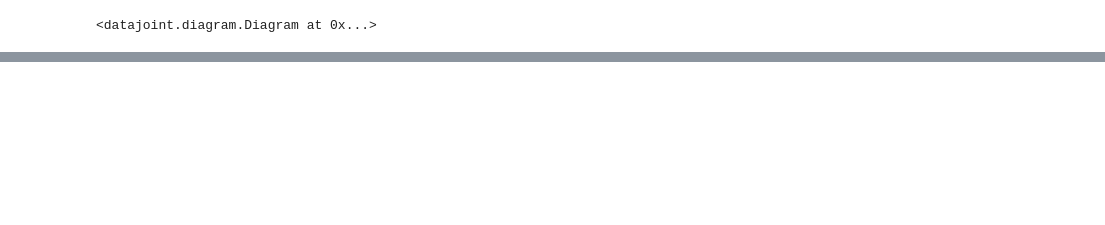
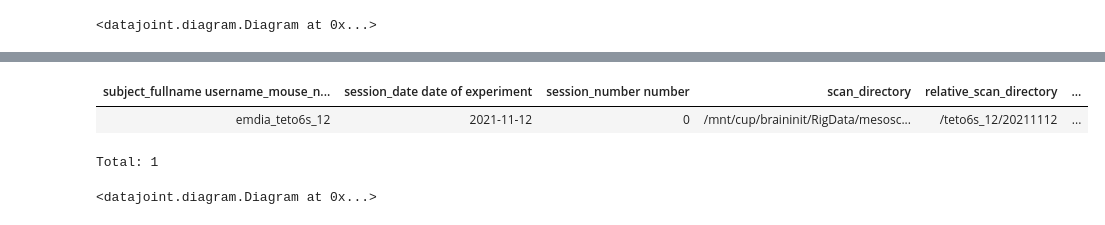
Before and after one commit to BrainCOGS/U19-pipeline-python, a Jupyter notebook: notebooks/TestAutomaticPipeline.ipynb, the cells around one changed output, grey strips where cells are left out. Drawn from its saved outputs; the diff is of its cells as text; code cells hidden in the pictures; blank space fills up the shorter version.

```diff
--- a/notebooks/TestAutomaticPipeline.ipynb
+++ b/notebooks/TestAutomaticPipeline.ipynb
@@ -220,0 +232,14 @@ Name: status_pipeline, dtype: int64
+# %%
+keyo = dict()
+keyo['subject_fullname'] = 'emdia_teto6s_12'
+keyo['session_date'] = '2021-11-12'
+# %%
+(imaging.Scan & keyo)
+# %% [output]
+| subject_fullname username_mouse_n... | session_date date of experiment | session_number number | scan_directory | relative_scan_directory | ... |
+| emdia_teto6s_12 | 2021-11-12 | 0 | /mnt/cup/braininit/RigData/mesosc... | /teto6s_12/20211112 | ... |
+Total: 1
+# %%
+dj.Diagram(imaging)
+# %% [output]
+<datajoint.diagram.Diagram at 0x...>
```
Also changed, not shown: parts of 27 cells of this notebook, 23 other files.
